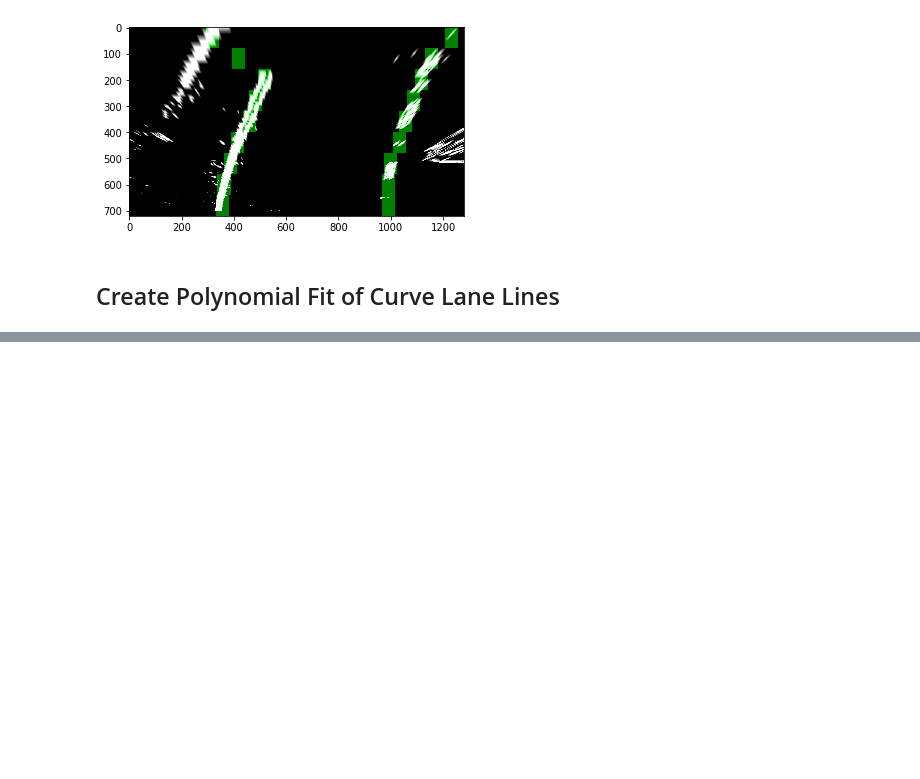
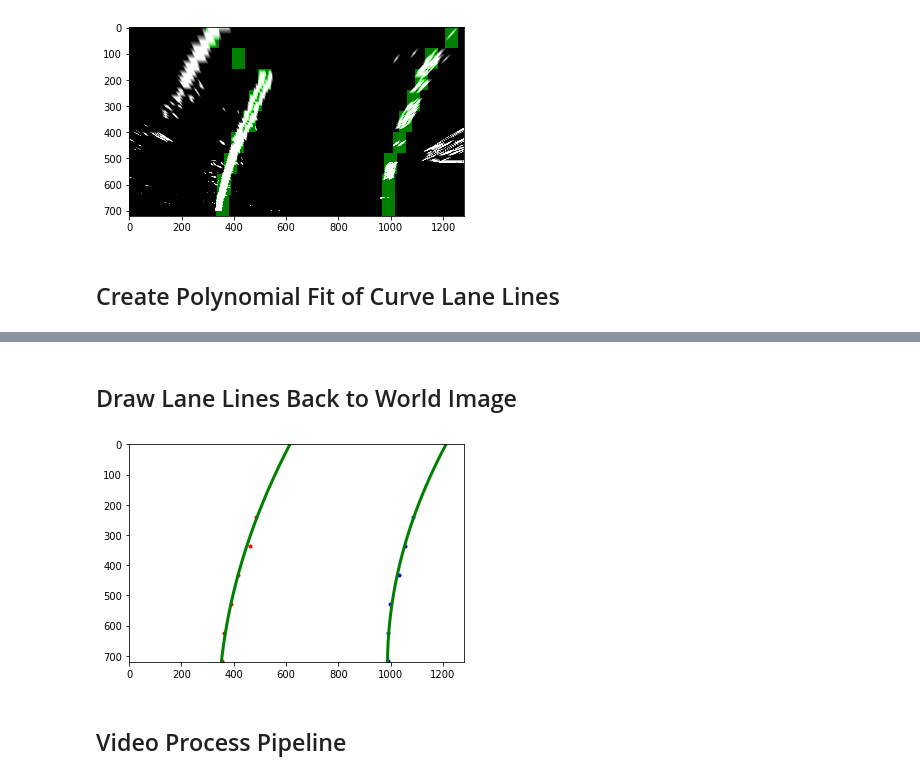
Before and after one commit to ruithumbup/CarND-Advanced-Lane-Lines, a Jupyter notebook: Advanced_Lane_Finding.ipynb, the cells around one changed output, grey strips where cells are left out. Drawn from its saved outputs; the diff is of its cells as text; code cells hidden in the pictures; blank space fills up the shorter version.

Commit message:
update drawing pipeline

```diff
--- a/Advanced_Lane_Finding.ipynb
+++ b/Advanced_Lane_Finding.ipynb
@@ -310,0 +317,53 @@ plt.gca().invert_yaxis() # to visualize as we do the images
+# %% [markdown]
+## Draw Lane Lines Back to World Image
+# %%
+def draw_lane_to_world(warp_img, undist_img, Minv):
+    # Create an image to draw the lines on
+    warp_zero = np.zeros_like(warp_img).astype(np.uint8)
+    color_warp = np.dstack((warp_zero, warp_zero, warp_zero))
+
+    # Recast the x and y points into usable format for cv2.fillPoly()
+    pts_left = np.array([np.transpose(np.vstack([left_fitx, ploty]))])
+    pts_right = np.array([np.flipud(np.transpose(np.vstack([right_fitx, ploty])))])
+    pts = np.hstack((pts_left, pts_right))
+
+    # Draw the lane onto the warped blank image
+    cv2.fillPoly(color_warp, np.int_([pts]), (0,255, 0))
+
+    # Warp the blank back to original image space using inverse perspective matrix (Minv)
+    newwarp = cv2.warpPerspective(color_warp, Minv, (1280, 720))
+    # Combine the result with the original image
+    result = cv2.addWeighted(undist_img, 1, newwarp, 0.3, 0)
+    return result
+# %%
+# Do polynomial fitting
+for img_path in test_images:
+    img = cv2.imread(input_path + img_path)
+    undist_img = undistort_image(img, mtx, dist)
+    th_undist_img = threshold_image(undist_img)
+    warp_img, M, Minv = perspective_trans(th_undist_img, src, dst)
+    window_centroids = find_window_centroids(warp_img, window_width, window_height, margin)
+    left_curverad, right_curverad, left_fitx, right_fitx, ploty, leftx, rightx, laney =\
+    poly_fit_curves(window_centroids, level=6)
+
+    # Plot lane lines from above
+    plt.close()
+    mark_size = 3
+    plt.plot(leftx, laney, 'o', color='red', markersize=mark_size)
+    plt.plot(rightx, laney, 'o', color='blue', markersize=mark_size)
+    plt.xlim(0, 1280)
+    plt.ylim(0, 720)
+    plt.plot(left_fitx, ploty, color='green', linewidth=3)
+    plt.plot(right_fitx, ploty, color='green', linewidth=3)
+    plt.gca().invert_yaxis() # to visualize as we do the images
+    plt.savefig(os.path.join(out_path, "poly_output_"+ img_path))
+
+    # Draw lane lines back to world image
+    lane_to_world = draw_lane_to_world(warp_img, undist_img, Minv)
+
+    # Save binary image
+    cv2.imwrite(os.path.join(out_path, "lane_to_world_"+ img_path), lane_to_world)
+# %% [output]
+[figure, added]
+# %% [markdown]
+## Video Process Pipeline
```
Also changed, not shown: parts of 5 cells of this notebook.
